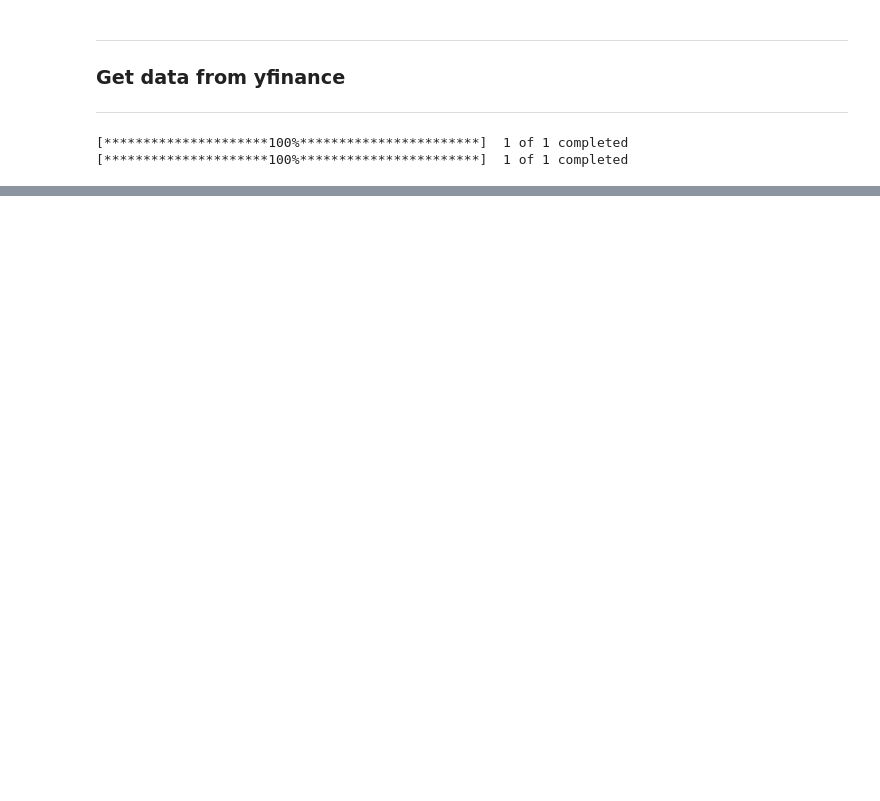
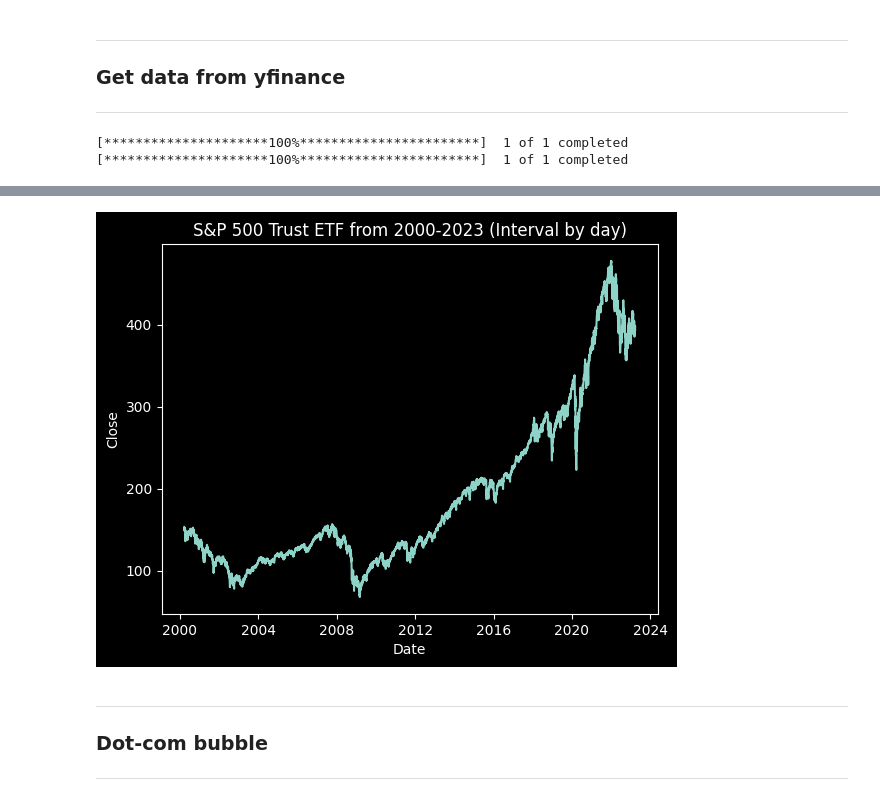
Before and after one commit to PhDNoe/PI_SP500, a Jupyter notebook: EDA/Initial_Eda.ipynb, the cells around one changed output, grey strips where cells are left out. Saved outputs shown, nothing was run; the diff lists cells and outputs as text; code cells hidden in the pictures; blank space fills up the shorter version.

```diff
--- a/EDA/Initial_Eda.ipynb
+++ b/EDA/Initial_Eda.ipynb
@@ -85,0 +135,11 @@ sp500_cap_by_day.head()
+# %%
+sns.lineplot(x="Date", y="Close", data=sp500_cap_by_day)
+plt.title("S&P 500 Trust ETF from 2000-2023 (Interval by day)")
+plt.show()
+# %% [output]
+[figure, added]
+# %% [markdown]
+---
+### Dot-com bubble
+
+---
```
Also changed, not shown: parts of 18 cells of this notebook, 1 other file.
